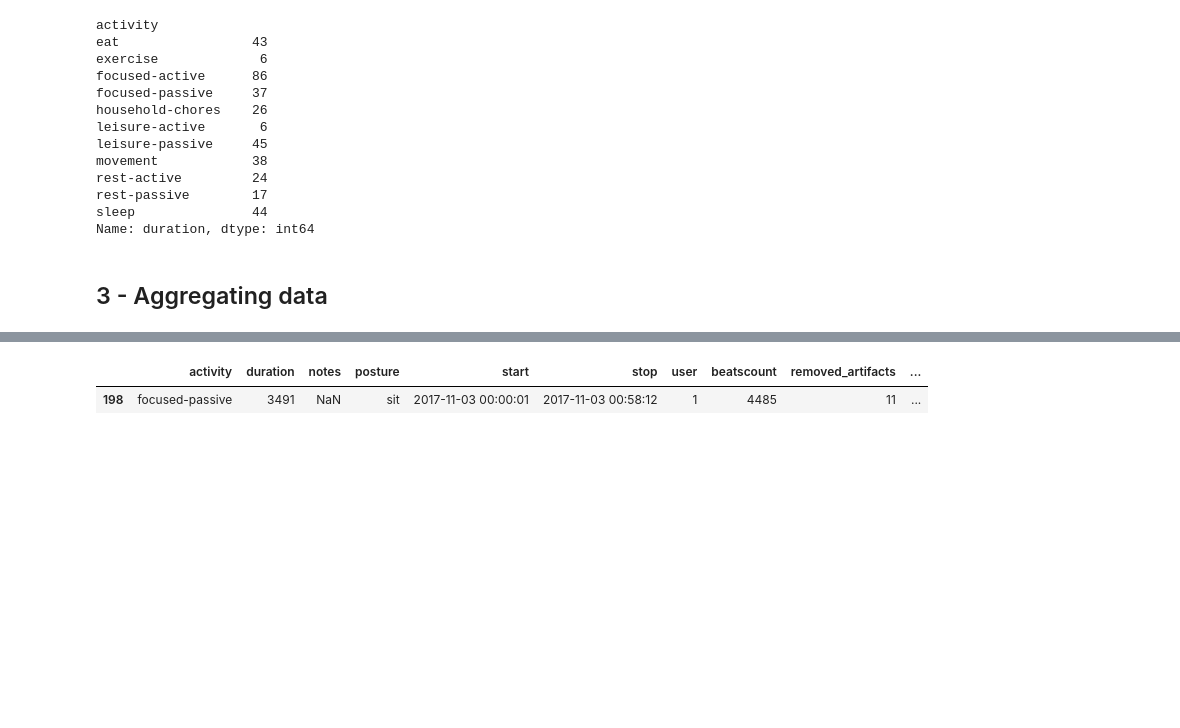
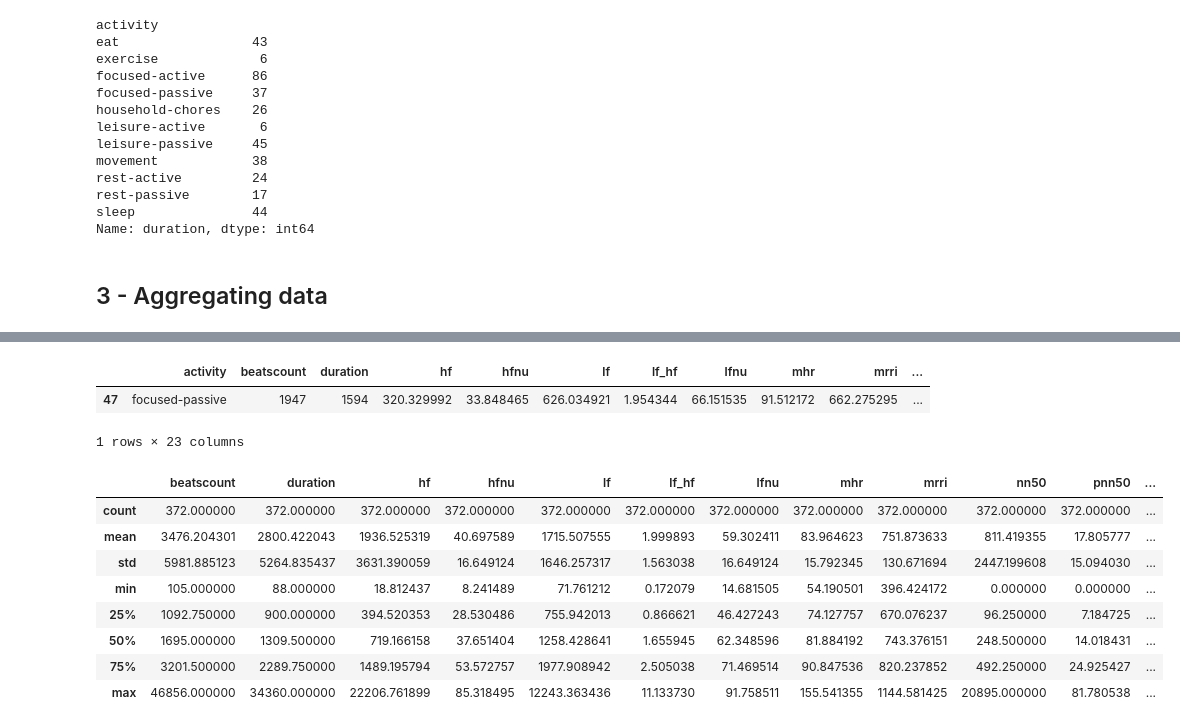
Before and after one commit to jucc/HeRV_analysis, a Jupyter notebook: pipeline/1_session_data_extraction.ipynb, the cells around one changed output, grey strips where cells are left out. Saved outputs shown, nothing was run; the diff lists cells and outputs as text; code cells hidden in the pictures; blank space fills up the shorter version.

Commit message:
adding features and dataviz for sessions

```diff
--- a/pipeline/1_session_data_extraction.ipynb
+++ b/pipeline/1_session_data_extraction.ipynb
@@ -131,3 +127,8 @@ sleep               44
 Name: duration, dtype: int64
 # %% [markdown]
 ## 3 - Aggregating data
+# %%
+dic = df.to_dict(orient='records')
+for i in dic:
+    i.update(cf.features_from_dic(i['rr']))
+print(dic[0]['rmssd'])
@@ -133,0 +137,3 @@ Name: duration, dtype: int64
+# %%
+df = pd.DataFrame(dic)
+df.sample(3)
@@ -134,8 +146,20 @@ Name: duration, dtype: int64
 # %%
 df['sess_id'] = df.index
 df_export = df.drop(['rr'], axis = 1)
-df_export.to_excel(PRE_PATH + "\\sessions.xlsx")
 df_export.sample(1)
 # %% [output]
-|  | activity | duration | notes | posture | start | stop | user | beatscount | removed_artifacts | ... |
-| 198 | focused-passive | 3491 | NaN | sit | 2017-11-03 00:00:01 | 2017-11-03 00:58:12 | 1 | 4485 | 11 | ... |
+|  | activity | beatscount | duration | hf | hfnu | lf | lf_hf | lfnu | mhr | mrri | ... |
+| 47 | focused-passive | 1947 | 1594 | 320.329992 | 33.848465 | 626.034921 | 1.954344 | 66.151535 | 91.512172 | 662.275295 | ... |
+1 rows × 23 columns
+# %%
+df_export.describe()
+# %% [output]
+|  | beatscount | duration | hf | hfnu | lf | lf_hf | lfnu | mhr | mrri | nn50 | pnn50 | ... |
+| count | 372.000000 | 372.000000 | 372.000000 | 372.000000 | 372.000000 | 372.000000 | 372.000000 | 372.000000 | 372.000000 | 372.000000 | 372.000000 | ... |
+| mean | 3476.204301 | 2800.422043 | 1936.525319 | 40.697589 | 1715.507555 | 1.999893 | 59.302411 | 83.964623 | 751.873633 | 811.419355 | 17.805777 | ... |
+| std | 5981.885123 | 5264.835437 | 3631.390059 | 16.649124 | 1646.257317 | 1.563038 | 16.649124 | 15.792345 | 130.671694 | 2447.199608 | 15.094030 | ... |
+| min | 105.000000 | 88.000000 | 18.812437 | 8.241489 | 71.761212 | 0.172079 | 14.681505 | 54.190501 | 396.424172 | 0.000000 | 0.000000 | ... |
+| 25% | 1092.750000 | 900.000000 | 394.520353 | 28.530486 | 755.942013 | 0.866621 | 46.427243 | 74.127757 | 670.076237 | 96.250000 | 7.184725 | ... |
+| 50% | 1695.000000 | 1309.500000 | 719.166158 | 37.651404 | 1258.428641 | 1.655945 | 62.348596 | 81.884192 | 743.376151 | 248.500000 | 14.018431 | ... |
+| 75% | 3201.500000 | 2289.750000 | 1489.195794 | 53.572757 | 1977.908942 | 2.505038 | 71.469514 | 90.847536 | 820.237852 | 492.250000 | 24.925427 | ... |
+| max | 46856.000000 | 34360.000000 | 22206.761899 | 85.318495 | 12243.363436 | 11.133730 | 91.758511 | 155.541355 | 1144.581425 | 20895.000000 | 81.780538 | ... |
```
Also changed, not shown: parts of 4 cells of this notebook, 5 other files.
